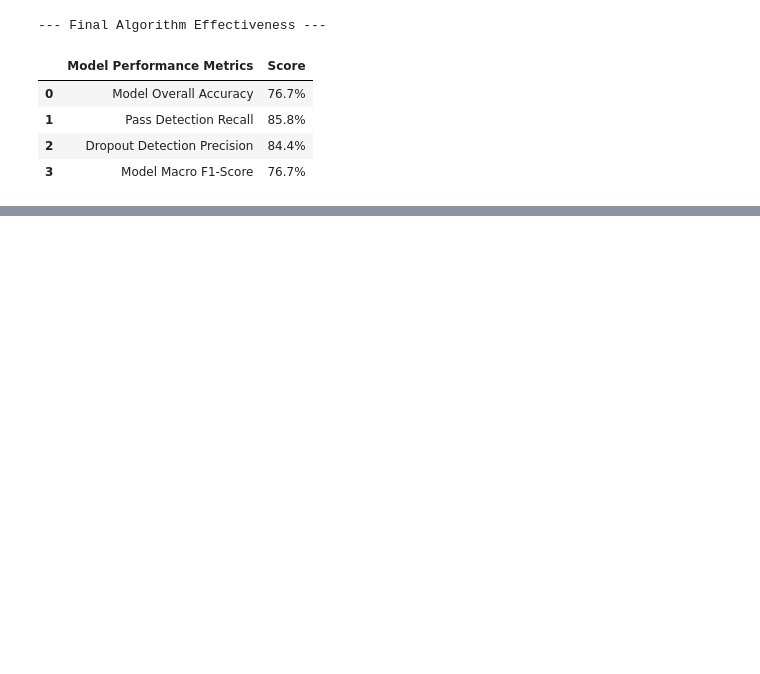
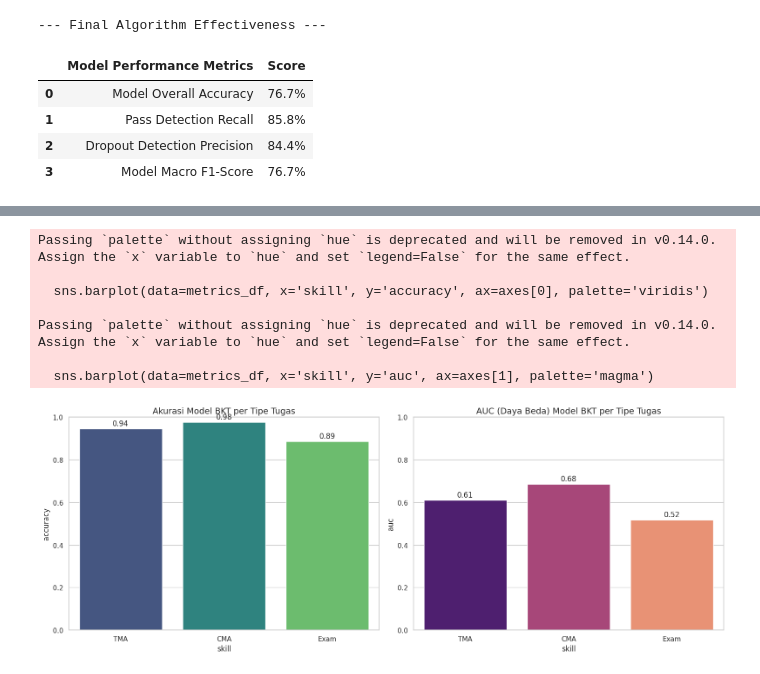
Before and after one commit to danial-computer/AI-LearningPath, a Jupyter notebook: notebook/ai_learningpath.ipynb, the cells around one changed output, grey strips where cells are left out. Saved outputs shown, nothing was run; the diff lists cells and outputs as text; code cells hidden in the pictures; blank space fills up the shorter version.

```diff
--- a/notebook/ai_learningpath.ipynb
+++ b/notebook/ai_learningpath.ipynb
@@ -245,0 +684,10 @@ display(df_performance)
+# %%
+# 4.1 Cross Validation (5-Fold)
+print("Menjalankan 5-Fold Cross Validation... Ini mungkin butuh waktu beberapa menit.")
+
+# pyBKT menyediakan metode crossvalidate built-in
+# Kita kumpulkan metrik AUC, Accuracy, dan RMSE
+cv_results = model.crossvalidate(data=bkt_data, folds=5, metric=['auc', 'accuracy', 'rmse'])
+
+print("\n✅ Hasil Cross Validation per Skill/Tipe Assessment:")
+display(cv_results)
@@ -245,0 +703,38 @@ display(df_performance)
+# %%
+# 4.2 Visualisasi Performa Model (AUC & Accuracy)
+
+metrics_df = cv_results.reset_index()
+
+fig, axes = plt.subplots(1, 2, figsize=(16, 6))
+
+# Plot Accuracy
+sns.barplot(data=metrics_df, x='skill', y='accuracy', ax=axes[0], palette='viridis')
+axes[0].set_title('Akurasi Model BKT per Tipe Tugas', fontsize=14)
+axes[0].set_ylim(0, 1.0)
+for p in axes[0].patches:
+    axes[0].annotate(format(p.get_height(), '.2f'),
+                     (p.get_x() + p.get_width() / 2., p.get_height()),
+                     ha='center', va='center', xytext=(0, 9),
+                     textcoords='offset points')
+
+# Plot AUC
+sns.barplot(data=metrics_df, x='skill', y='auc', ax=axes[1], palette='magma')
+axes[1].set_title('AUC (Daya Beda) Model BKT per Tipe Tugas', fontsize=14)
+axes[1].set_ylim(0, 1.0)
+for p in axes[1].patches:
+    axes[1].annotate(format(p.get_height(), '.2f'),
+                     (p.get_x() + p.get_width() / 2., p.get_height()),
+                     ha='center', va='center', xytext=(0, 9),
+                     textcoords='offset points')
+
+plt.tight_layout()
+plt.show()
+# %% [output]
+Passing `palette` without assigning `hue` is deprecated and will be removed in v0.14.0. Assign the `x` variable to `hue` and set `legend=False` for the same effect.
+
+  sns.barplot(data=metrics_df, x='skill', y='accuracy', ax=axes[0], palette='viridis')
+
+Passing `palette` without assigning `hue` is deprecated and will be removed in v0.14.0. Assign the `x` variable to `hue` and set `legend=False` for the same effect.
+
+  sns.barplot(data=metrics_df, x='skill', y='auc', ax=axes[1], palette='magma')
+[figure, added]
```
Also changed, not shown: parts of 47 cells of this notebook, 6 other files.
